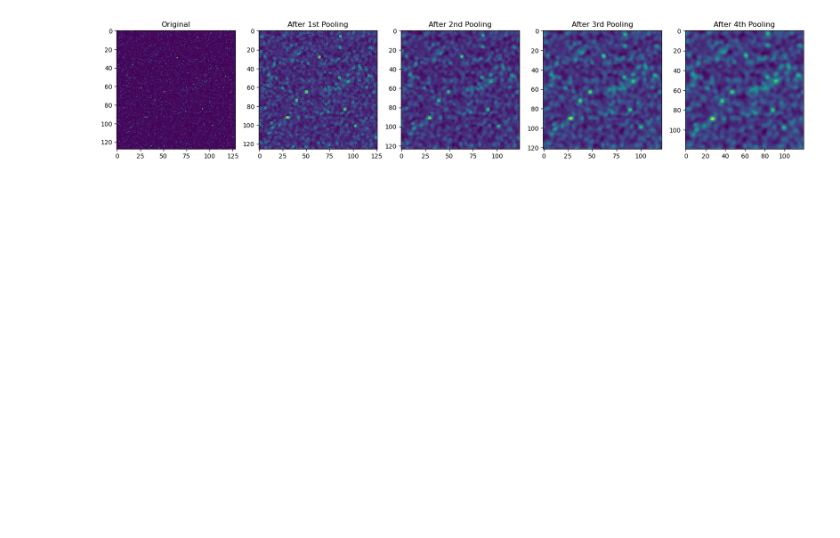
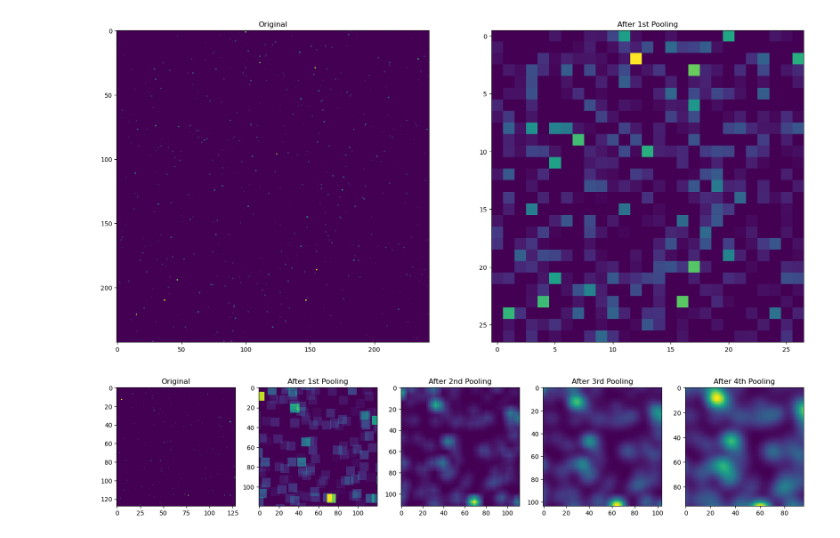
Before and after one commit to prio-data/VIEWS_FAO_index, a Jupyter notebook: notebooks/pooling_experiments01.ipynb, the cells around one changed output. Drawn from its saved outputs; the diff is of its cells as text; code cells hidden in the pictures; blank space fills up the shorter version.

```diff
--- a/notebooks/pooling_experiments01.ipynb
+++ b/notebooks/pooling_experiments01.ipynb
@@ -67,8 +74,25 @@ plt.show()
+# %%
+# Average pooling 2,2:
+
+# Apply pooling
+pool = torch.nn.AvgPool2d(9, stride=9)
+
+pooled_tensor1 = pool(tensor)
+
+# Visualize the original array and the pooled array
+fig, ax = plt.subplots(1, 2, figsize=(20, 10))
+ax[0].imshow(np_array, interpolation='nearest', cmap='viridis')
+ax[0].set_title("Original")
+ax[1].imshow(pooled_tensor1.squeeze(0).squeeze(0).detach().numpy(), interpolation='nearest', cmap='viridis')
+ax[1].set_title("After 1st Pooling")
+plt.show()
+# %% [output]
+[figure, added]
 # %%
 # Average pooling 9,1:
 
 # Apply pooling
-pool = torch.nn.AvgPool2d(3, stride=1)
+pool = torch.nn.AvgPool2d(9, stride=1)
 
 pooled_tensor1 = pool(tensor)
 pooled_tensor2 = pool(pooled_tensor1)
@@ -89,4 +113,4 @@ ax[4].imshow(pooled_tensor4.squeeze(0).squeeze(0).detach().numpy(), interpolatio
 ax[4].set_title("After 4th Pooling")
 plt.show()
 # %% [output]
-[figure, old version]
+[figure, new version]
```
Also changed, not shown: parts of 4 cells of this notebook.
